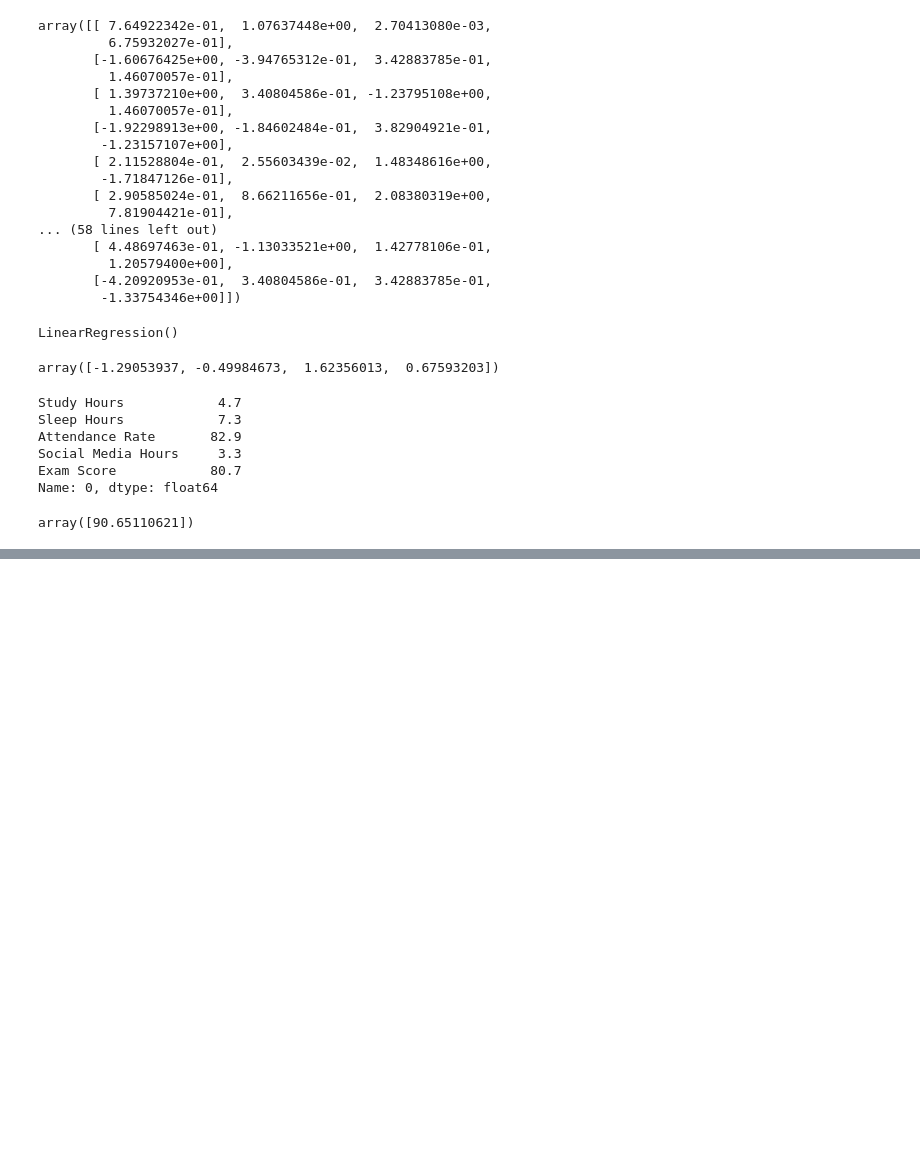
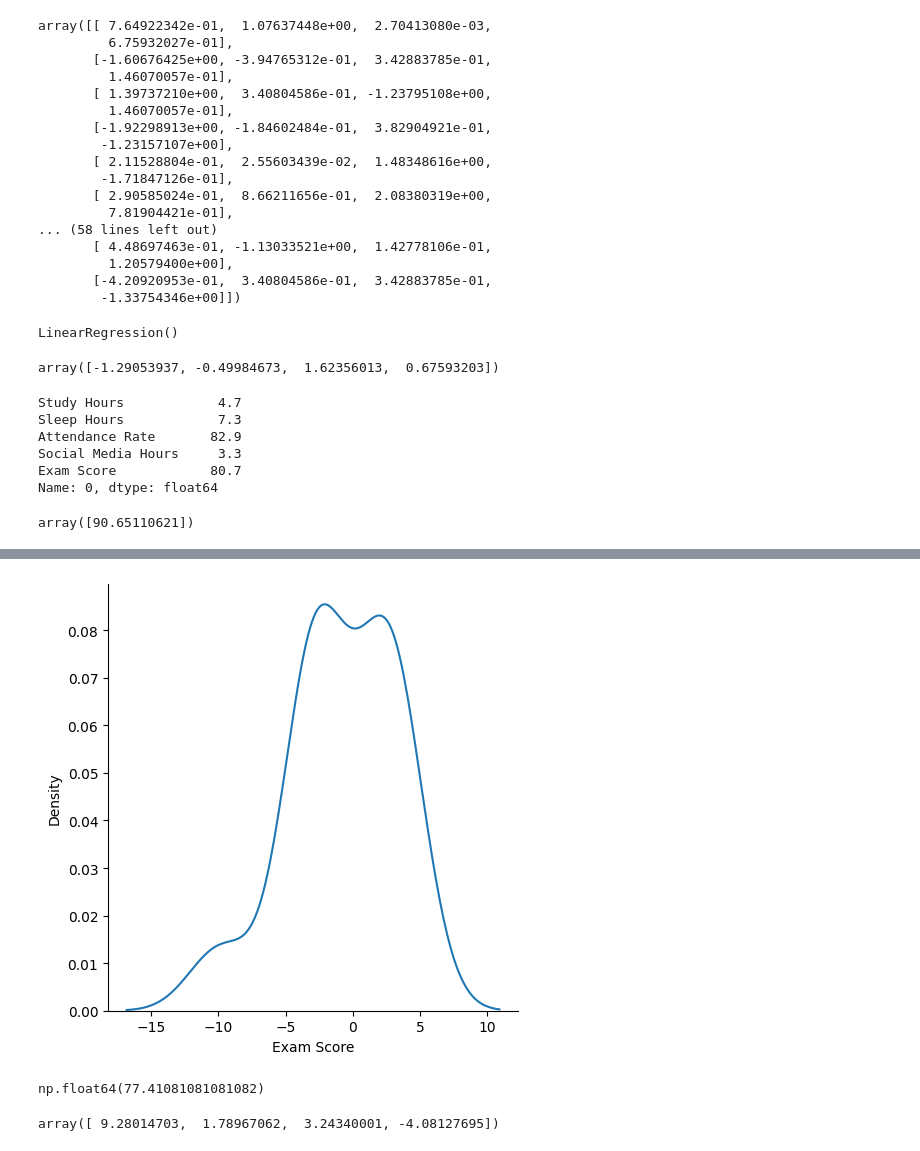
Before and after one commit to byt23/Machine-Learning, a Jupyter notebook: Multiple Linear Regression/multiple_linear_regression.ipynb, the cells around one changed output, grey strips where cells are left out. Saved outputs shown, nothing was run; the diff lists cells and outputs as text; code cells hidden in the pictures; blank space fills up the shorter version.

```diff
--- a/Multiple Linear Regression/multiple_linear_regression.ipynb
+++ b/Multiple Linear Regression/multiple_linear_regression.ipynb
@@ -191,0 +255,2 @@ array([90.65110621])
+# %%
+residuals = y_test - y_pred
@@ -191,0 +274,13 @@ array([90.65110621])
+# %%
+sns.displot(residuals, kind = "kde")
+plt.show()
+# %% [output]
+[figure, added]
+# %%
+regression.intercept_
+# %% [output]
+np.float64(77.41081081081082)
+# %%
+regression.coef_
+# %% [output]
+array([ 9.28014703,  1.78967062,  3.24340001, -4.08127695])
```
Also changed, not shown: parts of 17 cells of this notebook.
